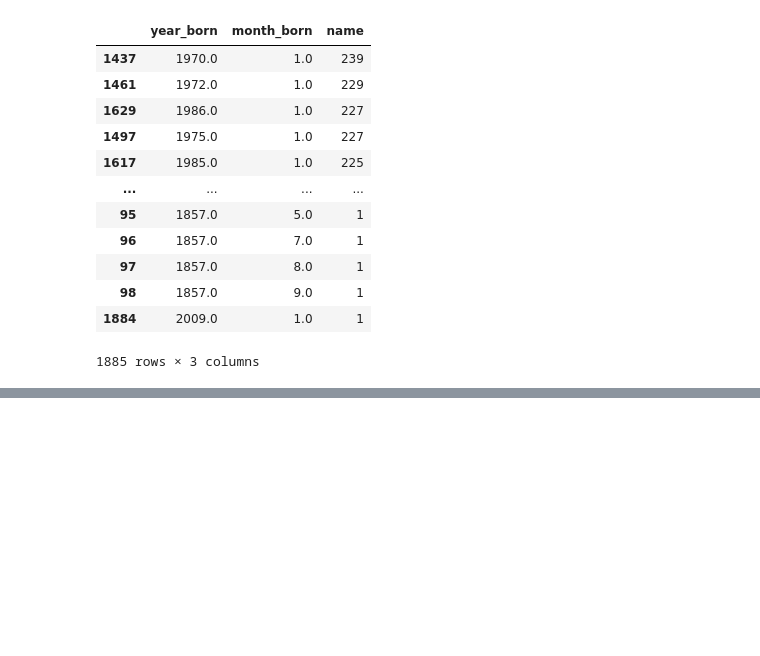
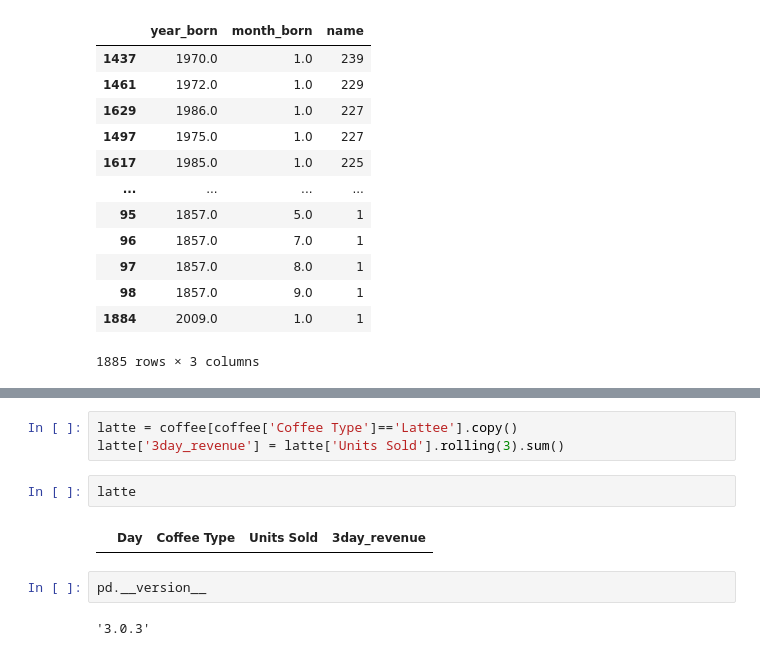
Before and after one commit to adityasx69/machine-learning, a Jupyter notebook: complete-pandas-tutorial-master/tut.ipynb, the cells around one changed output, grey strips where cells are left out. Saved outputs shown, nothing was run; the diff lists cells and outputs as text; blank space fills up the shorter version.

```diff
--- a/complete-pandas-tutorial-master/tut.ipynb
+++ b/complete-pandas-tutorial-master/tut.ipynb
@@ -987,0 +1059,11 @@ bios.groupby([bios['year_born'],bios['month_born']])['name'].count().reset_index
+# %%
+latte = coffee[coffee['Coffee Type']=='Lattee'].copy()
+latte['3day_revenue'] = latte['Units Sold'].rolling(3).sum()
+# %%
+latte
+# %% [output]
+|  | Day | Coffee Type | Units Sold | 3day_revenue |
+# %%
+pd.__version__
+# %% [output]
+'3.0.3'
```
Also changed, not shown: parts of 10 cells of this notebook.
